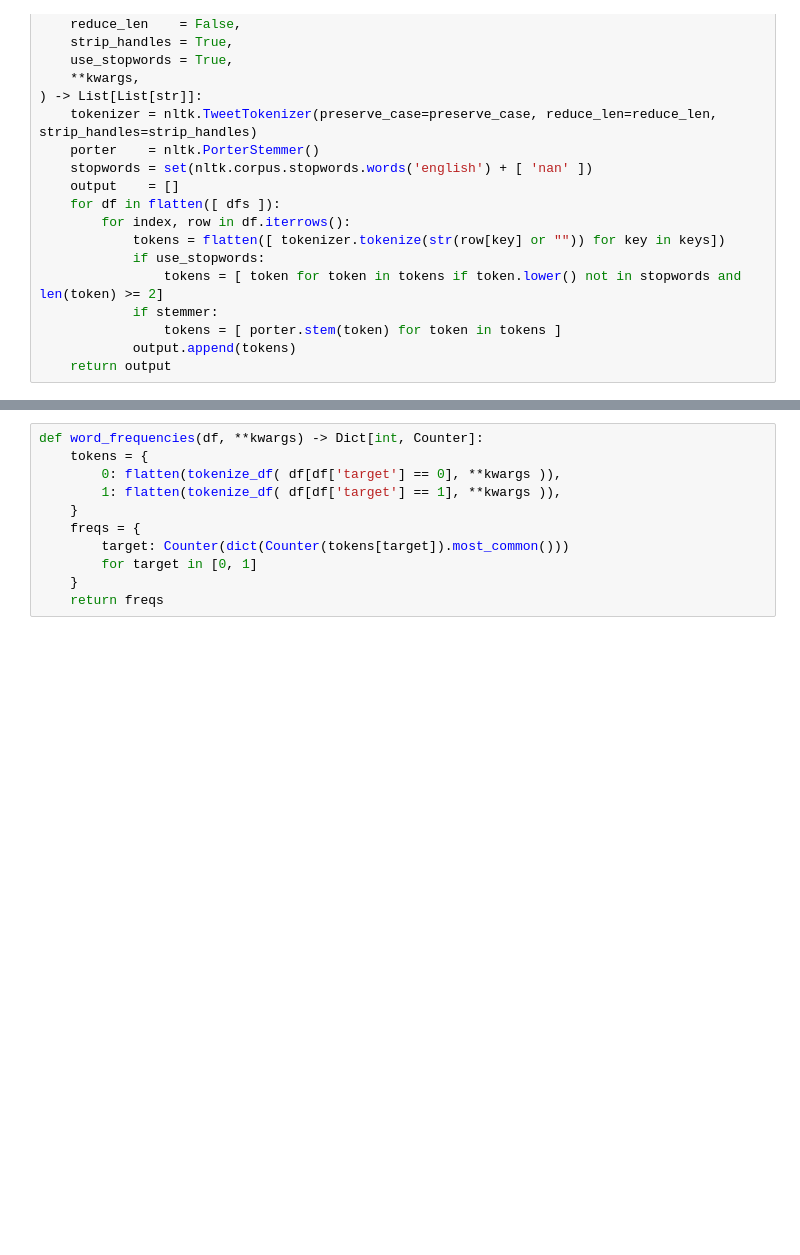
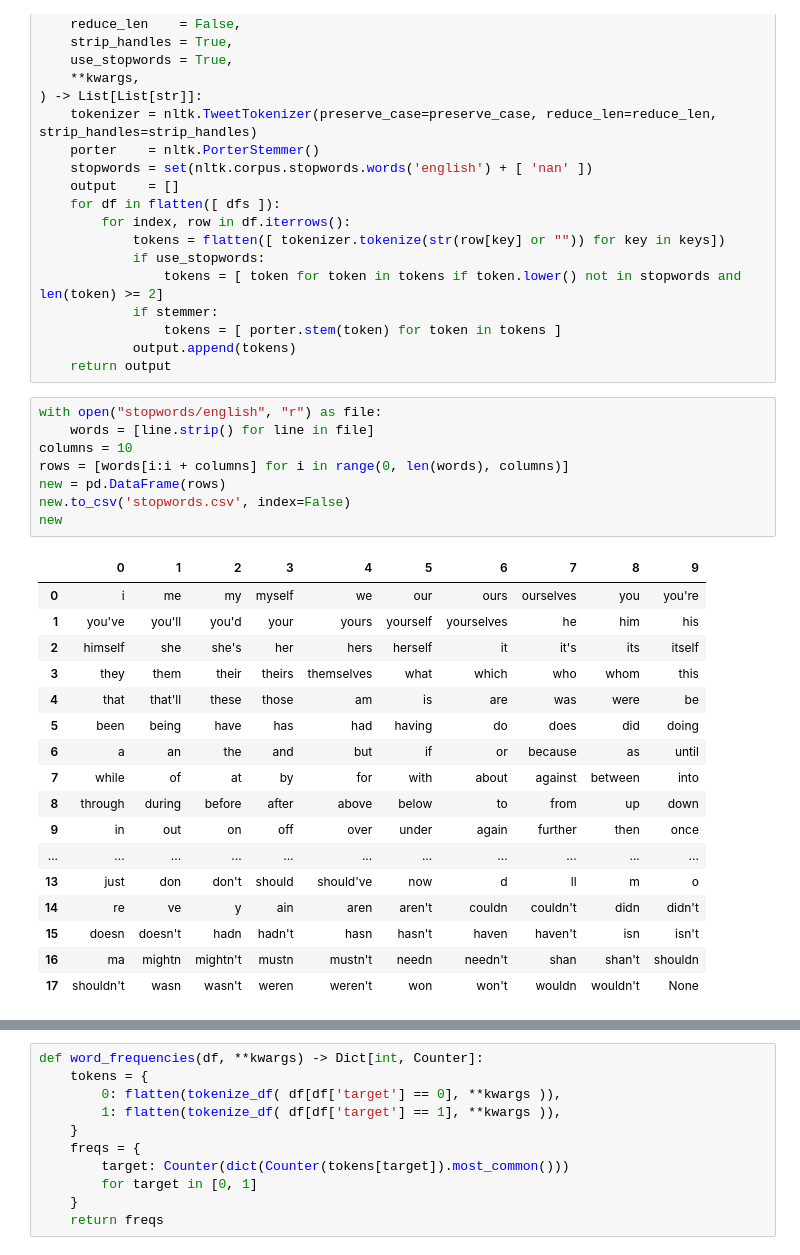
Before and after one commit to kimdamitung/NaturalLanguageProcessing, a Jupyter notebook: Nhom14/naturallanguageprocessing.ipynb, the cells around one changed output, grey strips where cells are left out. Saved outputs shown, nothing was run; the diff lists cells and outputs as text; blank space fills up the shorter version.

```diff
--- a/Nhom14/naturallanguageprocessing.ipynb
+++ b/Nhom14/naturallanguageprocessing.ipynb
@@ -76,4 +103,30 @@ def tokenize_df(
                 tokens = [ porter.stem(token) for token in tokens ]
             output.append(tokens)
     return output
+# %%
+with open("stopwords/english", "r") as file:
+    words = [line.strip() for line in file]
+columns = 10
+rows = [words[i:i + columns] for i in range(0, len(words), columns)]
+new = pd.DataFrame(rows)
+new.to_csv('stopwords.csv', index=False)
+new
+# %% [output]
+|  | 0 | 1 | 2 | 3 | 4 | 5 | 6 | 7 | 8 | 9 |
+| 0 | i | me | my | myself | we | our | ours | ourselves | you | you're |
+| 1 | you've | you'll | you'd | your | yours | yourself | yourselves | he | him | his |
+| 2 | himself | she | she's | her | hers | herself | it | it's | its | itself |
+| 3 | they | them | their | theirs | themselves | what | which | who | whom | this |
+| 4 | that | that'll | these | those | am | is | are | was | were | be |
+| 5 | been | being | have | has | had | having | do | does | did | doing |
+| 6 | a | an | the | and | but | if | or | because | as | until |
+| 7 | while | of | at | by | for | with | about | against | between | into |
+| 8 | through | during | before | after | above | below | to | from | up | down |
+| 9 | in | out | on | off | over | under | again | further | then | once |
+| ... | ... | ... | ... | ... | ... | ... | ... | ... | ... | ... |
+| 13 | just | don | don't | should | should've | now | d | ll | m | o |
+| 14 | re | ve | y | ain | aren | aren't | couldn | couldn't | didn | didn't |
+| 15 | doesn | doesn't | hadn | hadn't | hasn | hasn't | haven | haven't | isn | isn't |
+| 16 | ma | mightn | mightn't | mustn | mustn't | needn | needn't | shan | shan't | shouldn |
+| 17 | shouldn't | wasn | wasn't | weren | weren't | won | won't | wouldn | wouldn't | None |
 # %%
```
Also changed, not shown: parts of 6 cells of this notebook, 33 other files.
